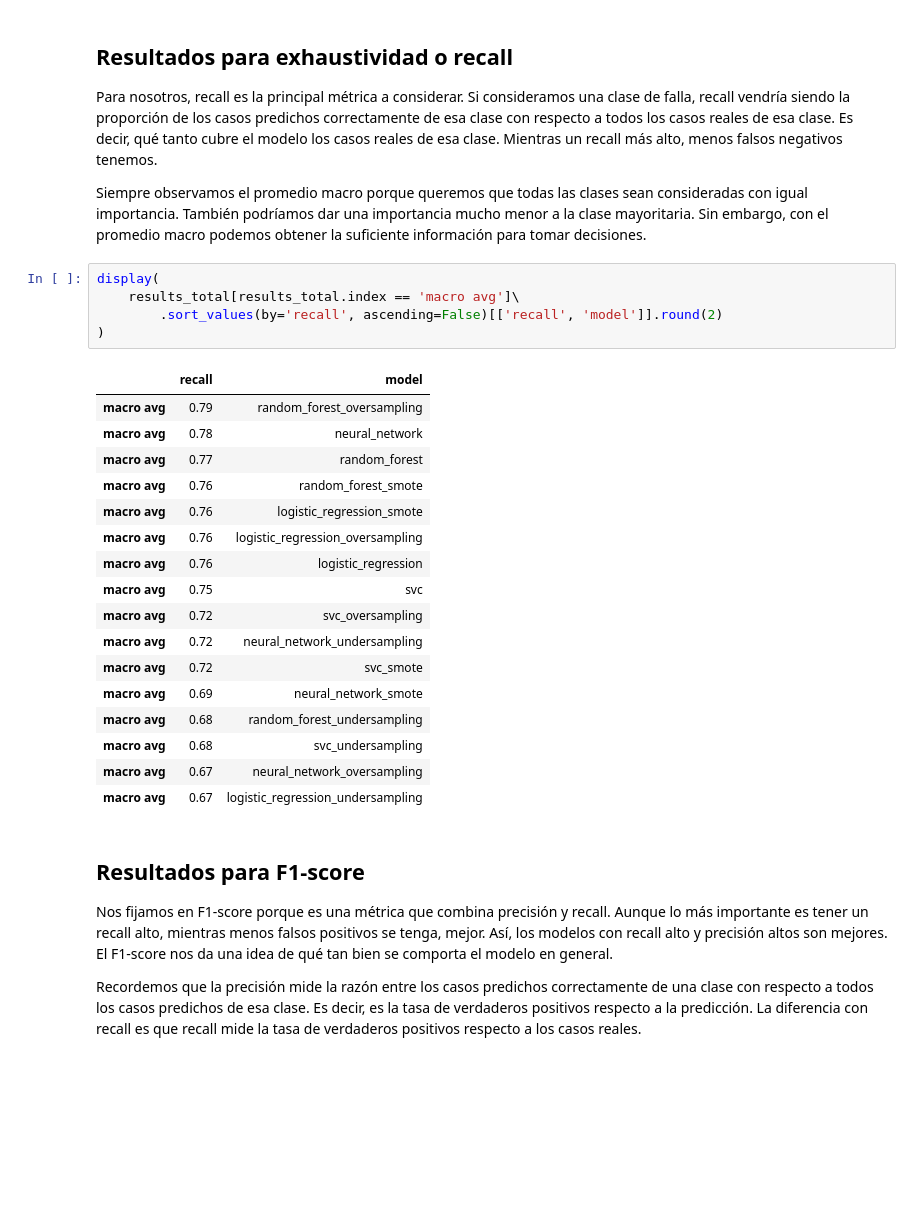
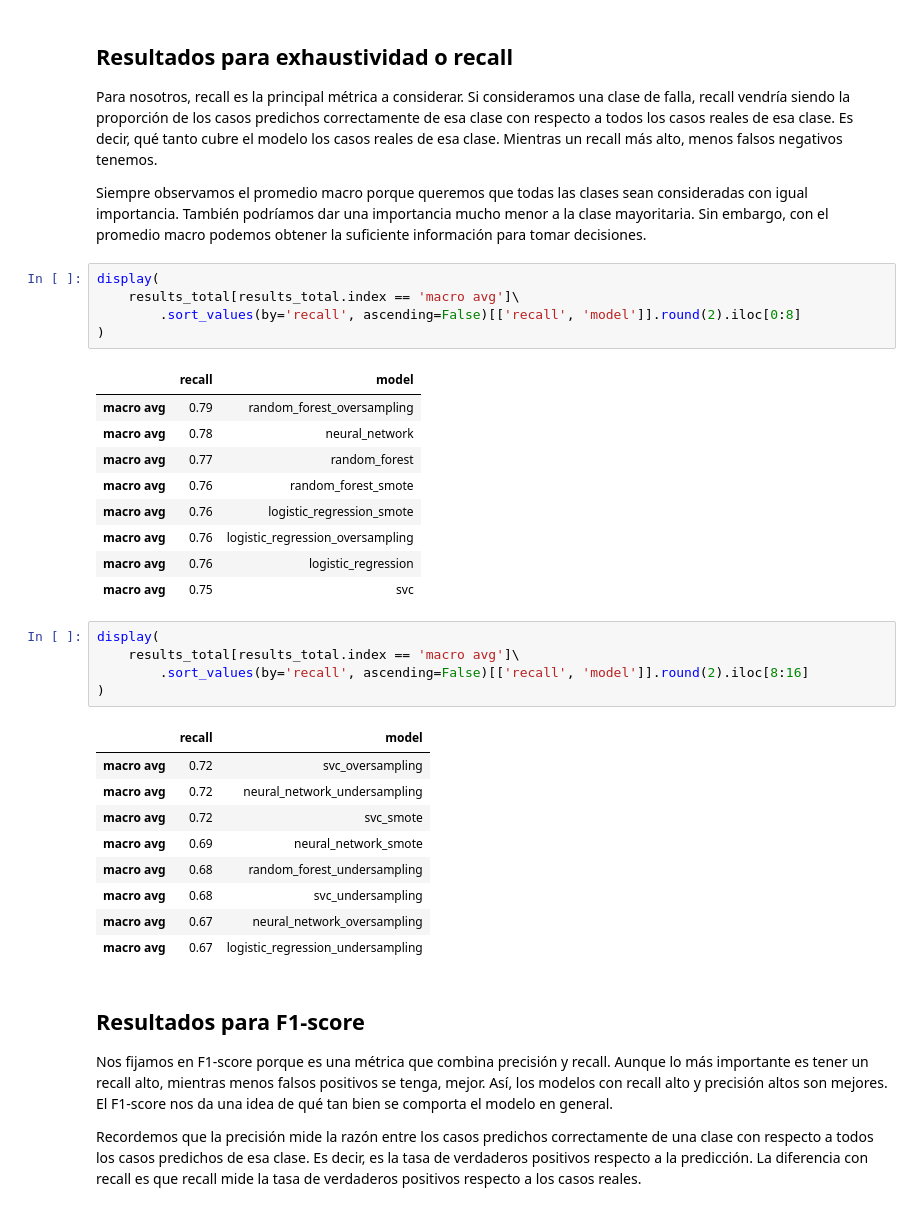
Before and after one commit to CesarArroyo09/predictive-maintenance-milling, a Jupyter notebook: experiments.ipynb, the cells around one changed output. Cells and saved outputs as stored; diff of their text form; blank space fills up the shorter version.

```diff
--- a/experiments.ipynb
+++ b/experiments.ipynb
@@ -238,26 +236,33 @@ Siempre observamos el promedio macro porque queremos que todas las clases sean c
 # %%
 display(
     results_total[results_total.index == 'macro avg']\
-        .sort_values(by='recall', ascending=False)[['recall', 'model']].round(2)
+        .sort_values(by='recall', ascending=False)[['recall', 'model']].round(2).iloc[0:8]
 )
 # %% [output]
 |  | recall | model |
 | macro avg | 0.79 | random_forest_oversampling |
 | macro avg | 0.78 | neural_network |
 | macro avg | 0.77 | random_forest |
 | macro avg | 0.76 | random_forest_smote |
 | macro avg | 0.76 | logistic_regression_smote |
 | macro avg | 0.76 | logistic_regression_oversampling |
 | macro avg | 0.76 | logistic_regression |
 | macro avg | 0.75 | svc |
-| macro avg | 0.72 | svc_oversampling |
-| macro avg | 0.72 | neural_network_undersampling |
-| macro avg | 0.72 | svc_smote |
-| macro avg | 0.69 | neural_network_smote |
-| macro avg | 0.68 | random_forest_undersampling |
-| macro avg | 0.68 | svc_undersampling |
-| macro avg | 0.67 | neural_network_oversampling |
-| macro avg | 0.67 | logistic_regression_undersampling |
+# %%
+display(
+    results_total[results_total.index == 'macro avg']\
+        .sort_values(by='recall', ascending=False)[['recall', 'model']].round(2).iloc[8:16]
+)
+# %% [output]
+|  | recall | model |
+| macro avg | 0.72 | svc_oversampling |
+| macro avg | 0.72 | neural_network_undersampling |
+| macro avg | 0.72 | svc_smote |
+| macro avg | 0.69 | neural_network_smote |
+| macro avg | 0.68 | random_forest_undersampling |
+| macro avg | 0.68 | svc_undersampling |
+| macro avg | 0.67 | neural_network_oversampling |
+| macro avg | 0.67 | logistic_regression_undersampling |
 # %% [markdown]
 ## Resultados para F1-score
 
```
Also changed, not shown: parts of 14 cells of this notebook, 2 other files.
